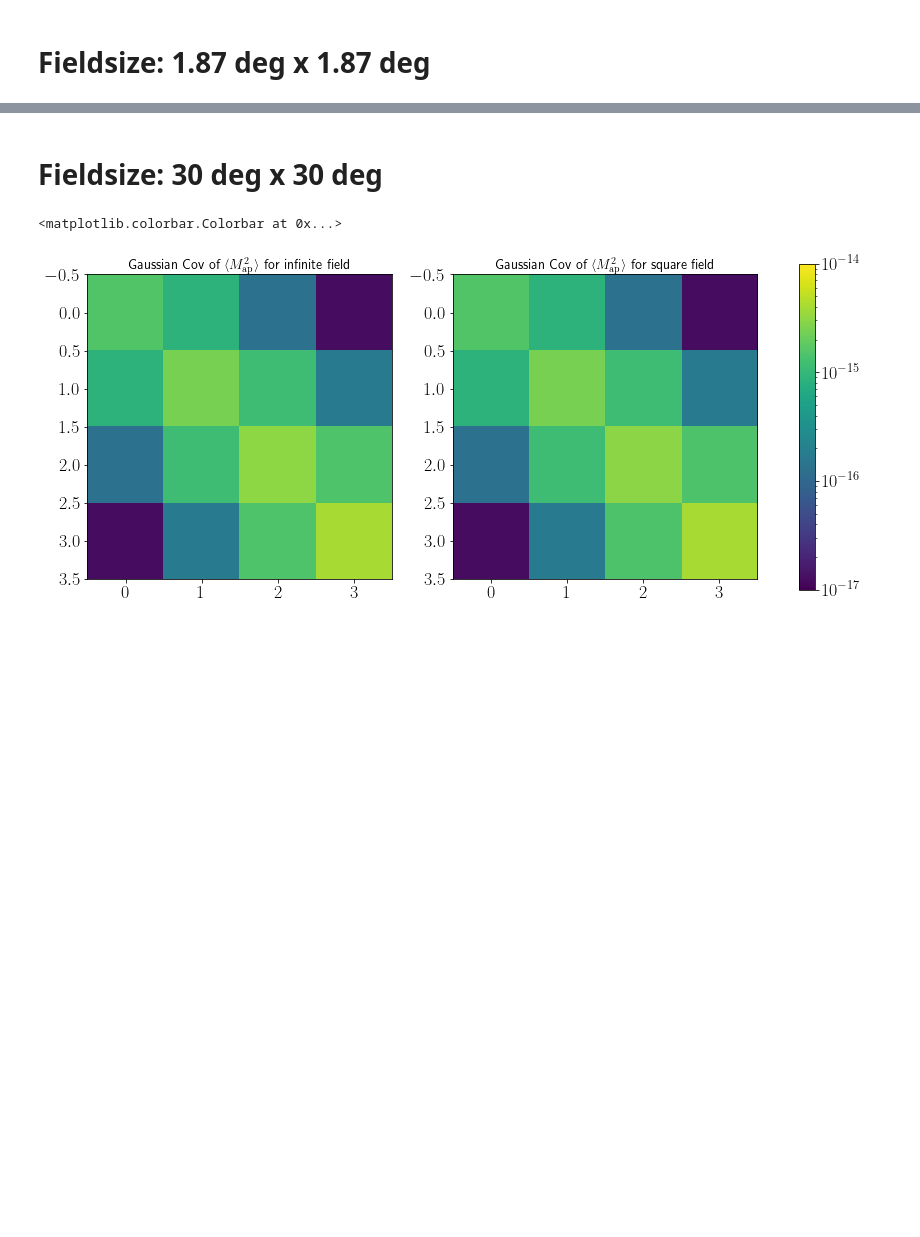
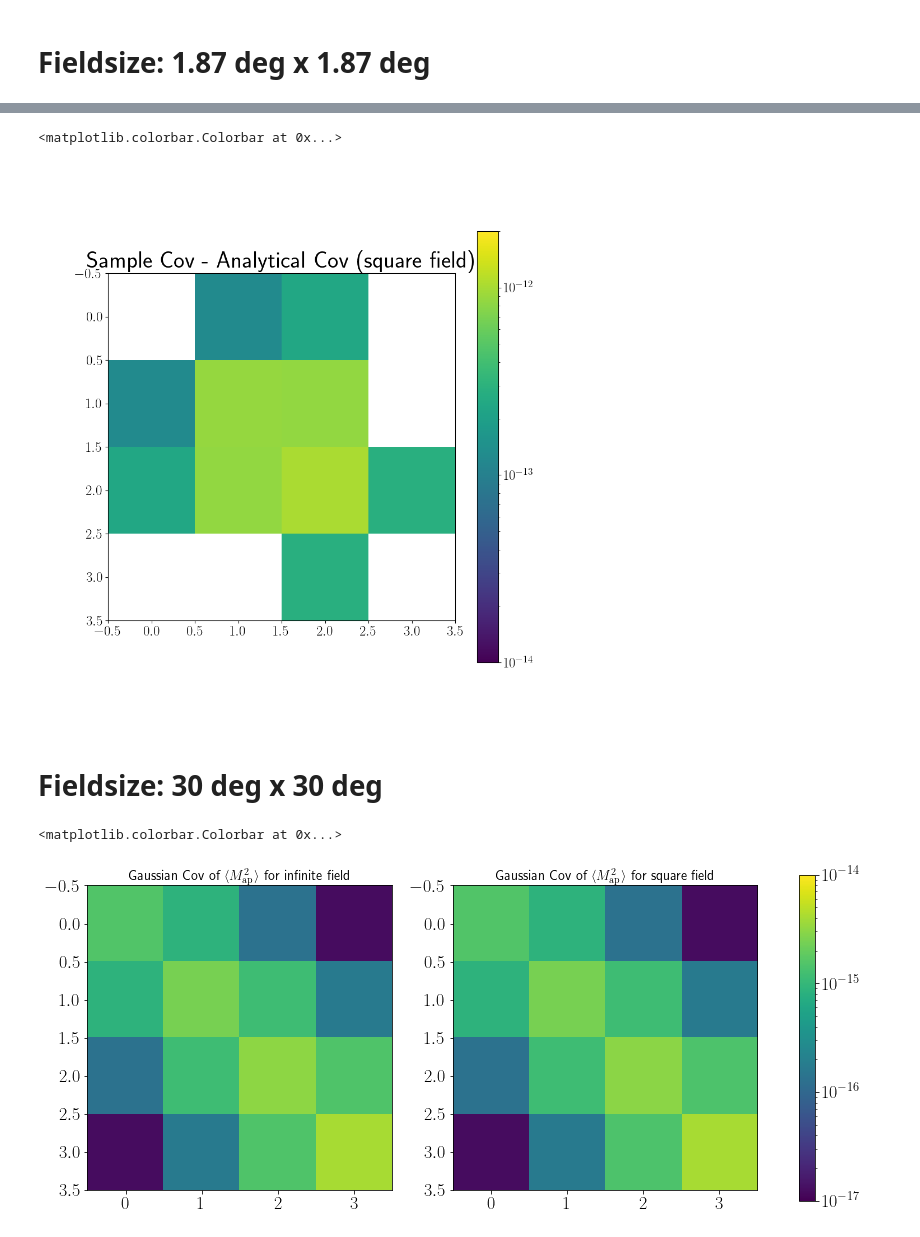
Before and after one commit to sheydenreich/threepoint, a Jupyter notebook: python_scripts/plot_CovMap2.ipynb, the cells around one changed output, grey strips where cells are left out. Drawn from its saved outputs; the diff is of its cells as text; code cells hidden in the pictures; blank space fills up the shorter version.

```diff
--- a/python_scripts/plot_CovMap2.ipynb
+++ b/python_scripts/plot_CovMap2.ipynb
@@ -6,0 +11,13 @@ from helpers_plot import initPlot
+# %%
+Map2=np.loadtxt("/home/laila/OneDrive/1_Work/5_Projects/02_3ptStatistics/Map3_Covariances/MS/map_squared_our_thetas/map_squared.dat")
+
+Map2_mean=np.mean(Map2, axis=1)
+Map2_std=np.std(Map2, axis=1)
+Nlos=len(Map2[0])
+thetas=[2,4,8,16]
+plt.errorbar(thetas, Map2_mean, yerr=Map2_std/np.sqrt(Nlos))
+
+Cov_MS=np.cov(Map2)
+
+Cov_MS_parts=np.array([np.cov(Map2[:,:16]), np.cov(Map2[:,16:32]), np.cov(Map2[:,32:48]), np.cov(Map2[:,48:])])
+Cov_MS_std=np.std(Cov_MS_parts, axis=0)
@@ -32,3 +195,26 @@ fig.colorbar(im, ax=ax)
+# %%
+
+
+
+# colormap=cm.get_cmap("RdBu", 16)
+
+# fig, ax=plt.subplots(figsize=(10,10))
+# ax.set_title(r"$2\,\frac{C^{\infty}-C}{C^{\infty}+C}$", size=30)
+# im=ax.imshow(2*(Cov_Gauss_infinity-Cov_Gauss_square)/(Cov_Gauss_infinity+Cov_Gauss_square), cmap=colormap, vmin=-0.20, vmax=0.20)
+# fig.colorbar(im, ax=ax)
+
+
+fig, ax=plt.subplots(figsize=(10,10))
+ax.set_title(r"Sample Cov - Analytical Cov (square field)", size=30)
+im=ax.imshow(Cov_Gauss_square+Cov_NonGauss_square-Cov_MS, norm=LogNorm(vmin=1e-14, vmax=2e-12))
+fig.colorbar(im, ax=ax)
+
+# print(Cov_MS-Cov_Gauss_square-Cov_NonGauss_square)
+
+# print(Cov_MS-Cov_Gauss_infinity-Cov_NonGauss_infinity)
+# %% [output]
+<matplotlib.colorbar.Colorbar at 0x...>
+[figure, added]
 # %% [markdown]
 # Fieldsize: 30 deg x 30 deg
 # %%
```
Also changed, not shown: parts of 6 cells of this notebook, 1 other file.
